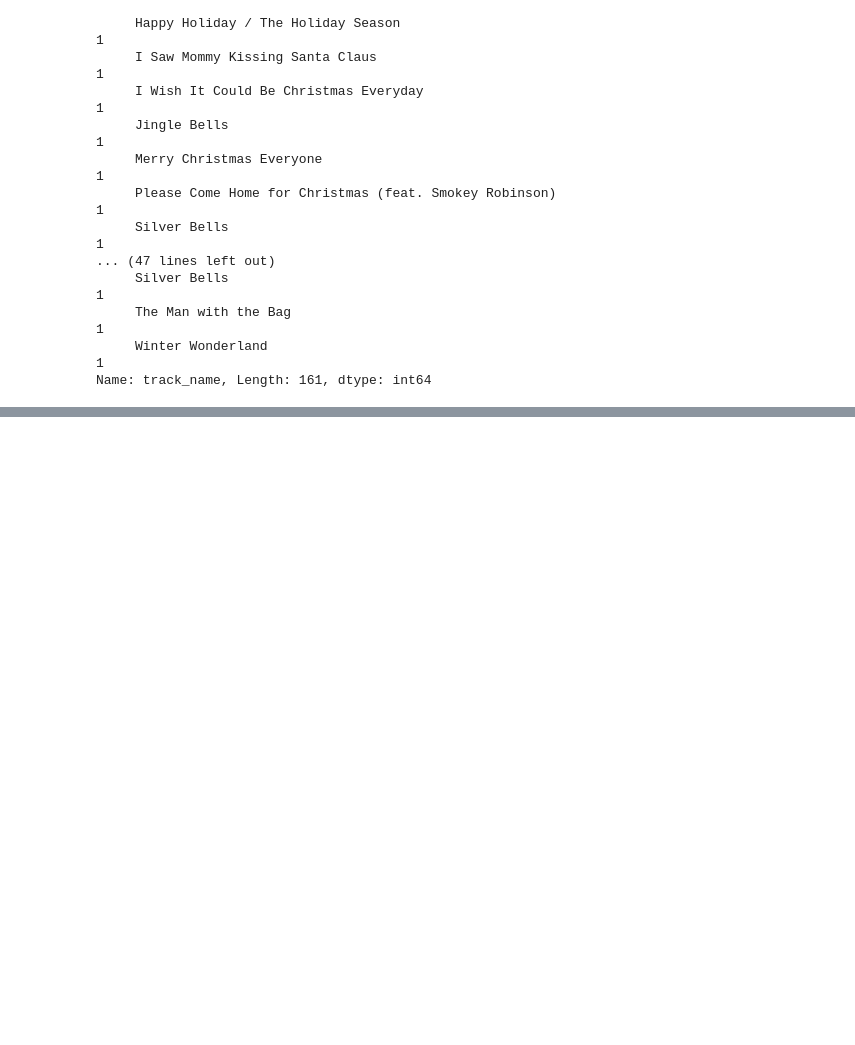
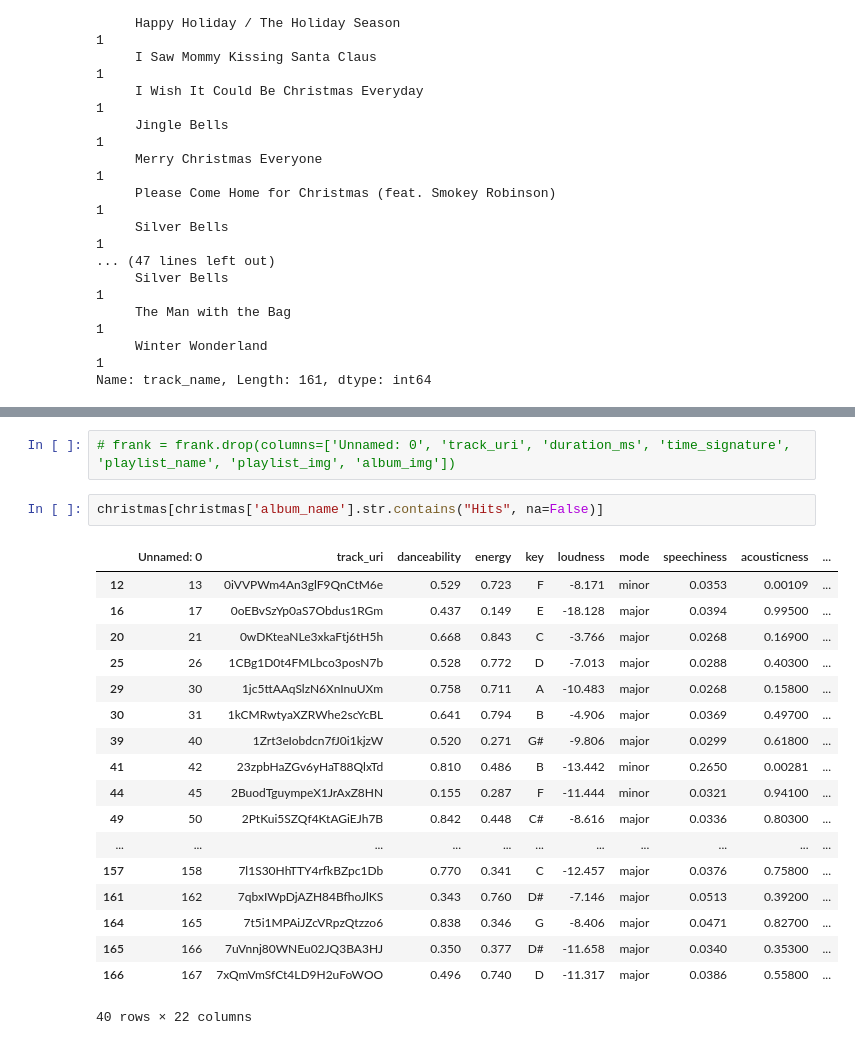
Before and after one commit to at3432/DataStudioProjects, a Jupyter notebook: Christmas/Christmas.ipynb, the cells around one changed output, grey strips where cells are left out. Saved outputs shown, nothing was run; the diff lists cells and outputs as text; blank space fills up the shorter version.

```diff
--- a/Christmas/Christmas.ipynb
+++ b/Christmas/Christmas.ipynb
@@ -40,0 +95,23 @@ Name: track_name, Length: 161, dtype: int64
+# %%
+# frank = frank.drop(columns=['Unnamed: 0', 'track_uri', 'duration_ms', 'time_signature', 'playlist_name', 'playlist_img', 'album_img'])
+# %%
+christmas[christmas['album_name'].str.contains("Hits", na=False)]
+# %% [output]
+|  | Unnamed: 0 | track_uri | danceability | energy | key | loudness | mode | speechiness | acousticness | ... |
+| 12 | 13 | 0iVVPWm4An3glF9QnCtM6e | 0.529 | 0.723 | F | -8.171 | minor | 0.0353 | 0.00109 | ... |
+| 16 | 17 | 0oEBvSzYp0aS7Obdus1RGm | 0.437 | 0.149 | E | -18.128 | major | 0.0394 | 0.99500 | ... |
+| 20 | 21 | 0wDKteaNLe3xkaFtj6tH5h | 0.668 | 0.843 | C | -3.766 | major | 0.0268 | 0.16900 | ... |
+| 25 | 26 | 1CBg1D0t4FMLbco3posN7b | 0.528 | 0.772 | D | -7.013 | major | 0.0288 | 0.40300 | ... |
+| 29 | 30 | 1jc5ttAAqSlzN6XnInuUXm | 0.758 | 0.711 | A | -10.483 | major | 0.0268 | 0.15800 | ... |
+| 30 | 31 | 1kCMRwtyaXZRWhe2scYcBL | 0.641 | 0.794 | B | -4.906 | major | 0.0369 | 0.49700 | ... |
+| 39 | 40 | 1Zrt3eIobdcn7fJ0i1kjzW | 0.520 | 0.271 | G# | -9.806 | major | 0.0299 | 0.61800 | ... |
+| 41 | 42 | 23zpbHaZGv6yHaT88QlxTd | 0.810 | 0.486 | B | -13.442 | minor | 0.2650 | 0.00281 | ... |
+| 44 | 45 | 2BuodTguympeX1JrAxZ8HN | 0.155 | 0.287 | F | -11.444 | minor | 0.0321 | 0.94100 | ... |
+| 49 | 50 | 2PtKui5SZQf4KtAGiEJh7B | 0.842 | 0.448 | C# | -8.616 | major | 0.0336 | 0.80300 | ... |
+| ... | ... | ... | ... | ... | ... | ... | ... | ... | ... | ... |
+| 157 | 158 | 7l1S30HhTTY4rfkBZpc1Db | 0.770 | 0.341 | C | -12.457 | major | 0.0376 | 0.75800 | ... |
+| 161 | 162 | 7qbxIWpDjAZH84BfhoJlKS | 0.343 | 0.760 | D# | -7.146 | major | 0.0513 | 0.39200 | ... |
+| 164 | 165 | 7t5i1MPAiJZcVRpzQtzzo6 | 0.838 | 0.346 | G | -8.406 | major | 0.0471 | 0.82700 | ... |
+| 165 | 166 | 7uVnnj80WNEu02JQ3BA3HJ | 0.350 | 0.377 | D# | -11.658 | major | 0.0340 | 0.35300 | ... |
+| 166 | 167 | 7xQmVmSfCt4LD9H2uFoWOO | 0.496 | 0.740 | D | -11.317 | major | 0.0386 | 0.55800 | ... |
+40 rows × 22 columns
```
Also changed, not shown: parts of 17 cells of this notebook.
